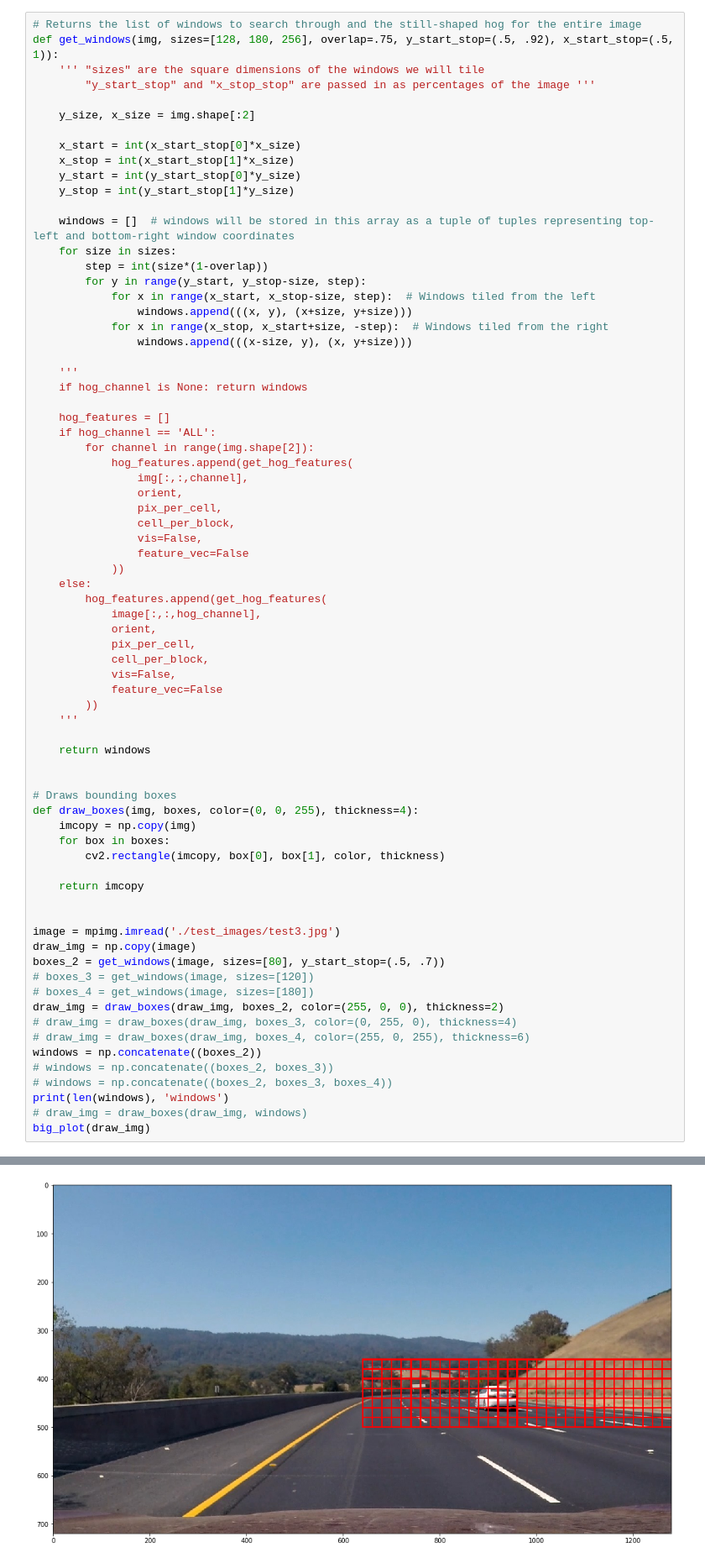
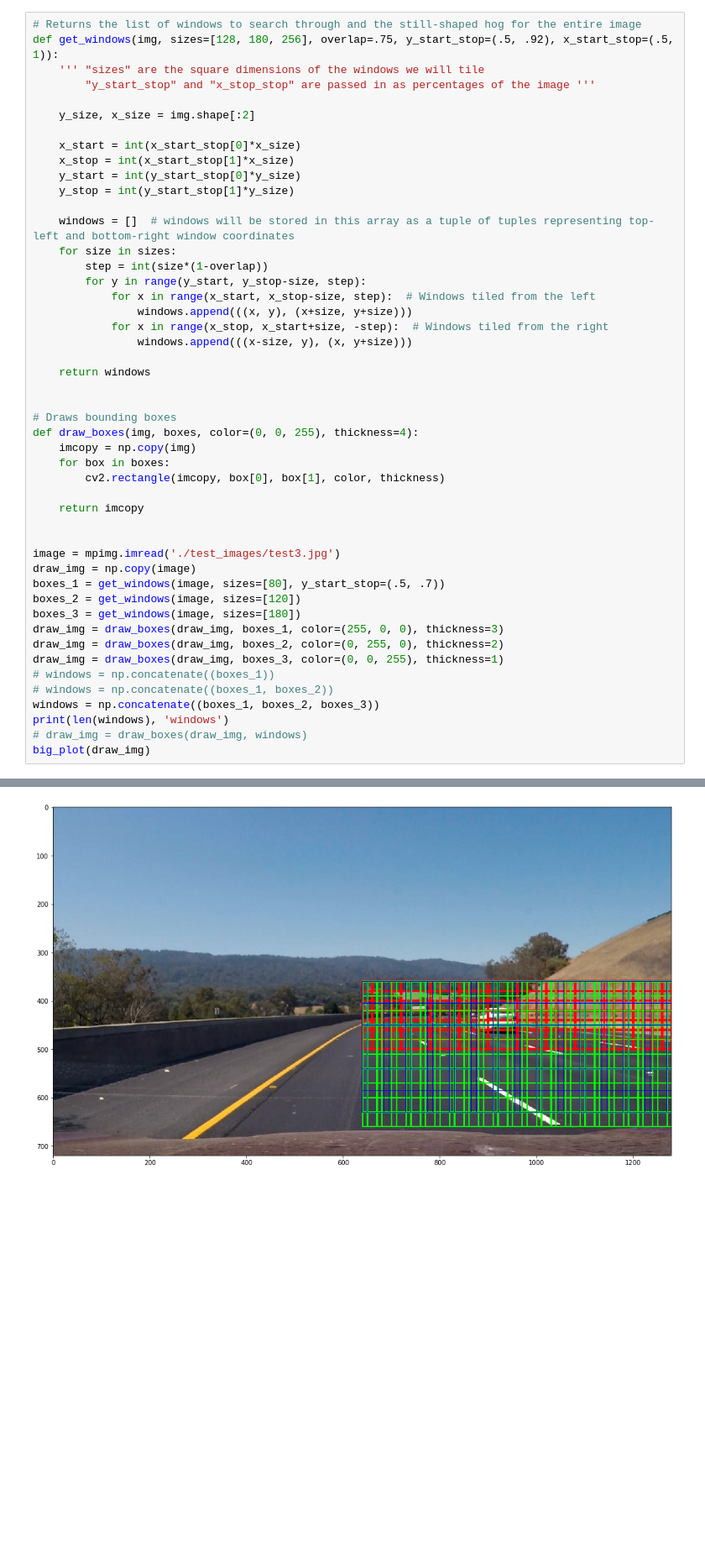
Before and after one commit to SlothFriend/CarND-Term1-P5, a Jupyter notebook: pipeline.ipynb, the cells around one changed output, grey strips where cells are left out. Shown at 84% size. Saved outputs shown, nothing was run; the diff lists cells and outputs as text; blank space fills up the shorter version.

```diff
--- a/pipeline.ipynb
+++ b/pipeline.ipynb
@@ -246,31 +290,6 @@ def get_windows(img, sizes=[128, 180, 256], overlap=.75, y_start_stop=(.5, .92),
             for x in range(x_stop, x_start+size, -step):  # Windows tiled from the right
                 windows.append(((x-size, y), (x, y+size)))
 
-    '''
-    if hog_channel is None: return windows
-
-    hog_features = []
-    if hog_channel == 'ALL':
-        for channel in range(img.shape[2]):
-            hog_features.append(get_hog_features(
-                img[:,:,channel],
-                orient,
-                pix_per_cell,
-                cell_per_block,
-                vis=False,
-                feature_vec=False
-            ))
-    else:
-        hog_features.append(get_hog_features(
-            image[:,:,hog_channel],
-            orient,
-            pix_per_cell,
-            cell_per_block,
-            vis=False,
-            feature_vec=False
-        ))
-    '''
-
     return windows
 
 
@@ -285,15 +304,15 @@ def draw_boxes(img, boxes, color=(0, 0, 255), thickness=4):
 
 image = mpimg.imread('./test_images/test3.jpg')
 draw_img = np.copy(image)
-boxes_2 = get_windows(image, sizes=[80], y_start_stop=(.5, .7))
-# boxes_3 = get_windows(image, sizes=[120])
-# boxes_4 = get_windows(image, sizes=[180])
-draw_img = draw_boxes(draw_img, boxes_2, color=(255, 0, 0), thickness=2)
-# draw_img = draw_boxes(draw_img, boxes_3, color=(0, 255, 0), thickness=4)
-# draw_img = draw_boxes(draw_img, boxes_4, color=(255, 0, 255), thickness=6)
-windows = np.concatenate((boxes_2))
-# windows = np.concatenate((boxes_2, boxes_3))
-# windows = np.concatenate((boxes_2, boxes_3, boxes_4))
+boxes_1 = get_windows(image, sizes=[80], y_start_stop=(.5, .7))
+boxes_2 = get_windows(image, sizes=[120])
+boxes_3 = get_windows(image, sizes=[180])
+draw_img = draw_boxes(draw_img, boxes_1, color=(255, 0, 0), thickness=3)
+draw_img = draw_boxes(draw_img, boxes_2, color=(0, 255, 0), thickness=2)
+draw_img = draw_boxes(draw_img, boxes_3, color=(0, 0, 255), thickness=1)
+# windows = np.concatenate((boxes_1))
+# windows = np.concatenate((boxes_1, boxes_2))
+windows = np.concatenate((boxes_1, boxes_2, boxes_3))
 print(len(windows), 'windows')
 # draw_img = draw_boxes(draw_img, windows)
 big_plot(draw_img)
@@ -302 +321 @@ big_plot(draw_img)
-[figure, old version]
+[figure, new version]
```
Also changed, not shown: parts of 22 cells of this notebook, 1 other file.
